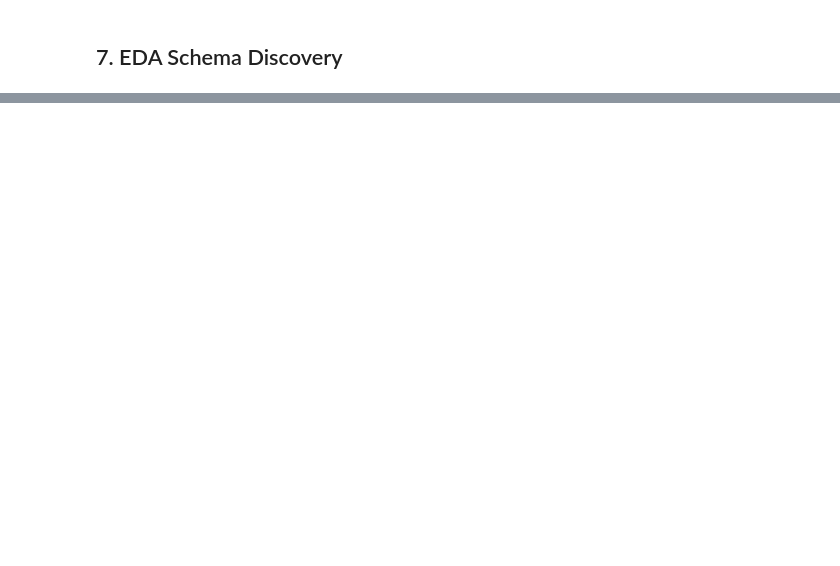
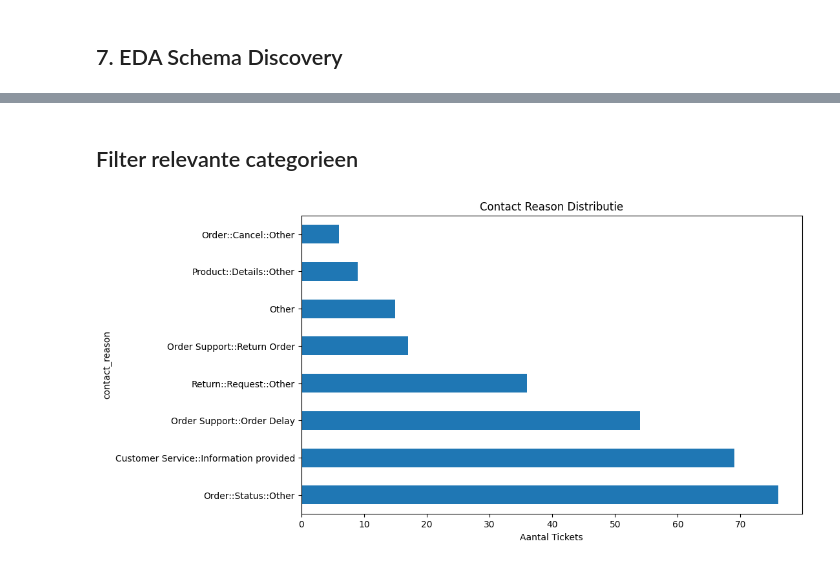
Before and after one commit to DataBySven/customer-service-agent, a Jupyter notebook: analyse/gorgias-tickets-analysis.ipynb, the cells around one changed output, grey strips where cells are left out. Cells and saved outputs as stored; diff of their text form; code cells hidden in the pictures; blank space fills up the shorter version.

```diff
--- a/analyse/gorgias-tickets-analysis.ipynb
+++ b/analyse/gorgias-tickets-analysis.ipynb
@@ -725,0 +241,30 @@ Gebruik deze categorieën bij het corrigeren van classificaties:
+# %% [markdown]
+## Filter relevante categorieen
+# %%
+# Categorieen om te behouden
+categories = [
+    "Order::Status::Other",
+    "Customer Service::Information provided",
+    "Order Support::Order Delay",
+    "Return::Request::Other",
+    "Order Support::Return Order",
+    "Other",
+    "Product::Details::Other",
+    "Order::Cancel::Other"
+]
+
+
+# Filter: maak nieuw dataframe met alleen deze categorieën
+df_filterd = df[df["contact_reason"].isin(categories)]
+
+# Visualiseer de gefilterde data
+
+import matplotlib.pyplot as plt
+
+counts = df_filterd["contact_reason"].value_counts()
+counts.plot(kind="barh", figsize=(10, 6), title="Distributie van Contact Redenen")
+plt.xlabel("Aantal Tickets")
+plt.title("Contact Reason Distributie")
+plt.show()
+# %% [output]
+[figure, added]
```
Also changed, not shown: parts of 31 cells of this notebook, 1 other file.
